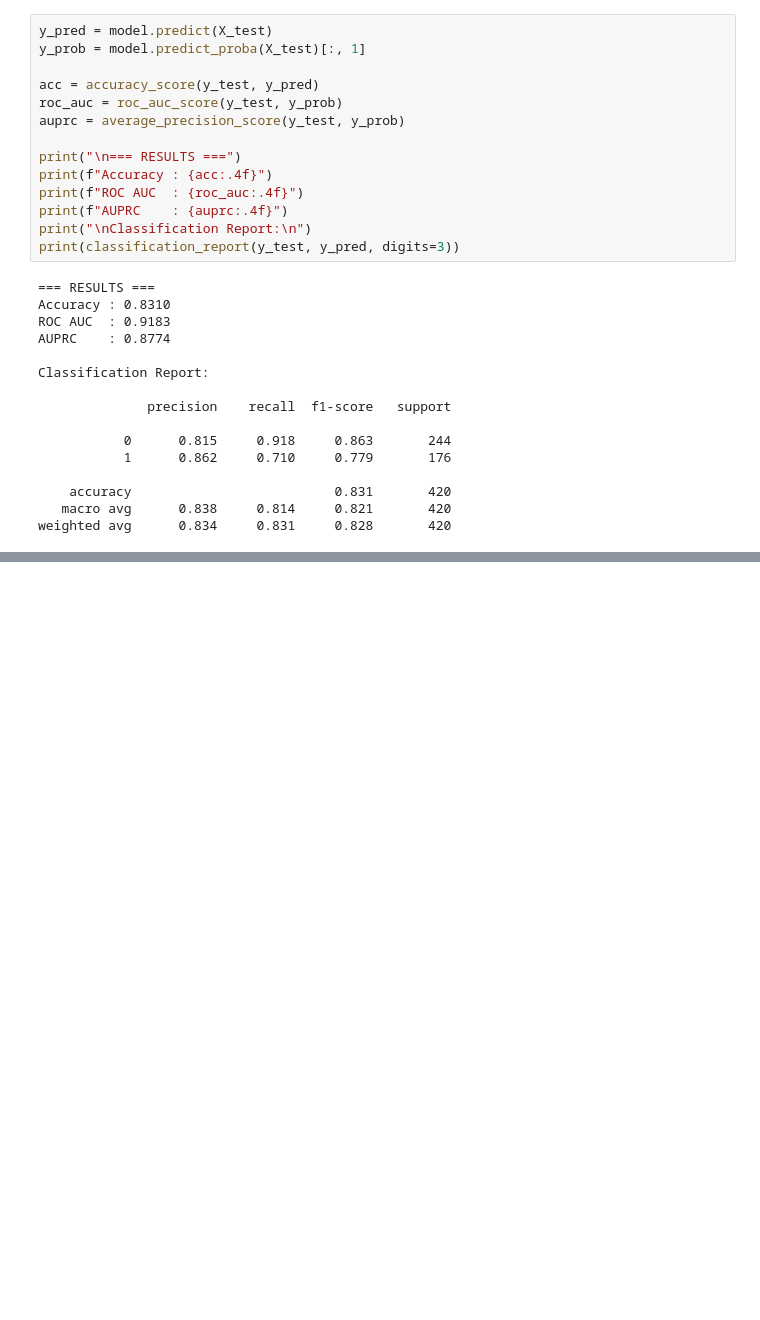
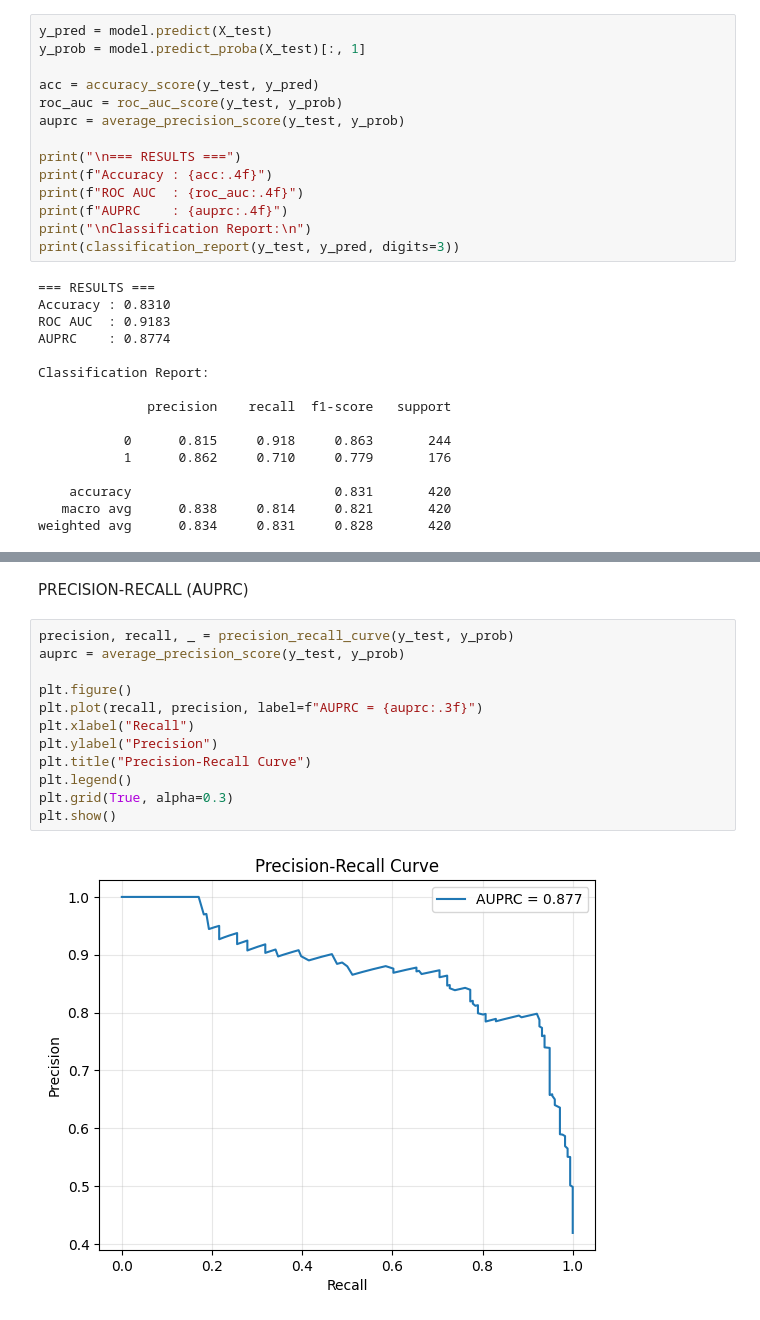
Before and after one commit to isumakm/Weather-Prediction-and-Crop-Recommendation-System-, a Jupyter notebook: Random_Forest.ipynb, the cells around one changed output, grey strips where cells are left out. Saved outputs shown, nothing was run; the diff lists cells and outputs as text; blank space fills up the shorter version.

Commit message:
AUPRC

```diff
--- a/Random_Forest.ipynb
+++ b/Random_Forest.ipynb
@@ -164,0 +192,16 @@ weighted avg      0.834     0.831     0.828       420
+# %% [markdown]
+PRECISION-RECALL (AUPRC)
+# %%
+precision, recall, _ = precision_recall_curve(y_test, y_prob)
+auprc = average_precision_score(y_test, y_prob)
+
+plt.figure()
+plt.plot(recall, precision, label=f"AUPRC = {auprc:.3f}")
+plt.xlabel("Recall")
+plt.ylabel("Precision")
+plt.title("Precision-Recall Curve")
+plt.legend()
+plt.grid(True, alpha=0.3)
+plt.show()
+# %% [output]
+[figure, added]
```
Also changed, not shown: parts of 4 cells of this notebook.
